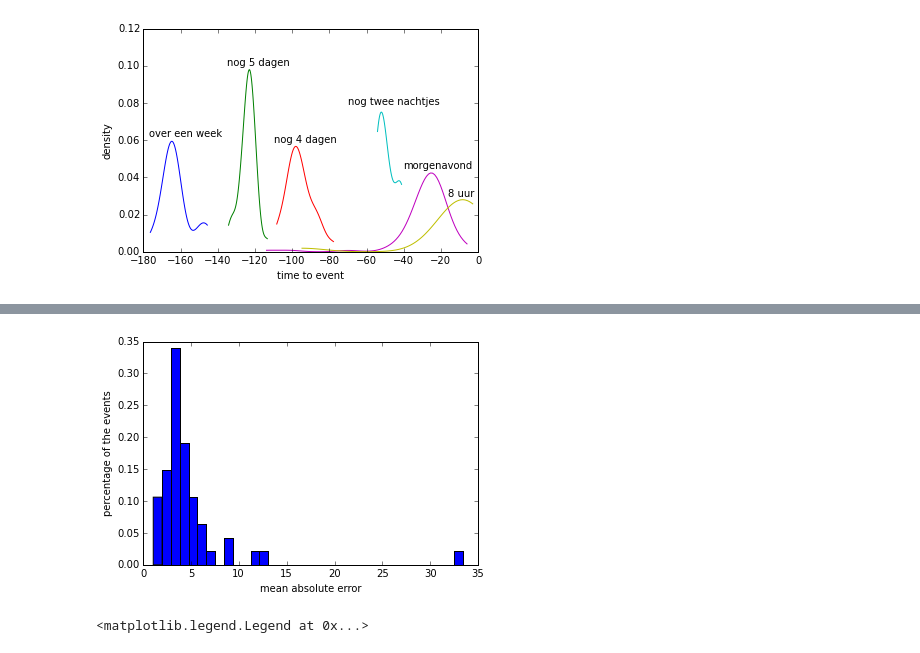
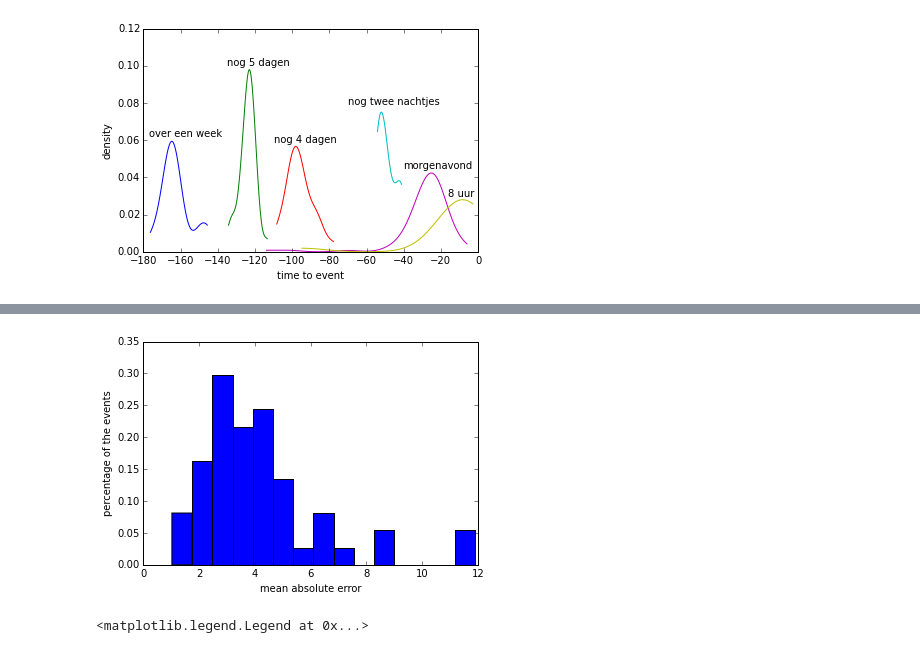
Before and after one commit to ahurriyetoglu/tte_estimation, a Jupyter notebook: WordTimeSeries.ipynb, the cells around one changed output, grey strips where cells are left out. Cells and saved outputs as stored; diff of their text form; code cells hidden in the pictures.

```diff
--- a/WordTimeSeries.ipynb
+++ b/WordTimeSeries.ipynb
@@ -1549,4 +1549,4 @@ wordsC = getlinelist('../timexNelleke/20140228-contentWordsC.txt')
 wordsD = getlinelist('../timexNelleke/20140228-contentWordsD.txt')
 use_wlistM = wordsA + wordsB + wordsC + wordsD
 # %%
-use_wlistT = getlinelist('../timexNelleke/timexall')
+use_wlistT = getlinelist('../timexNelleke/timexall9.txt')
@@ -2660,0 +2655,2 @@ KeyboardInterrupt:
+# %%
+tstResultDFW["allFeats"]=tstResultDFW.allFeats.apply(lambda x: list(set(x)))
@@ -2874,6 +2906,5 @@ experimentT["allFeats"] = tstResultDFT.allFeats
 # %%
-
-#experimentT = extractFeats(experiment, use_wlistT)
+experimentT = extractFeats(experiment, use_wlistT)
 print(len(experimentT))
 # %%
 #experimentT.to_pickle(time.strftime("%Y%m%d-%H%M")+"-experimentT")
@@ -3059,4 +3087,2 @@ time.struct_time(tm_year=2014, tm_mon=10, tm_mday=29, tm_hour=18, tm_min=33, tm_
-# %%
-tstResultDFT['twWeekDay'] = tstResultDFT.dt_etime.apply(lambda x: x.weekday())
 # %%
 tstResultDFT[(tstResultDFT.event == 'azfey_f11') & (tstResultDFT.hist_priAll_error>20)][['dt_etime','twWeekDay','ttext','time_to_eventh','allFeats','usedFeats','rulesMeaSerie','histMed_rulesMeaSerie','priorityALLEst']][35:55]#[120:145] #["time_to_eventh"]
@@ -3171,11 +3180,11 @@ fig.savefig('ErrorCountDistribution.eps', format='eps')
 # %%
 fig, ax = plt.subplots()
 plt.xlabel("mean absolute error"), plt.ylabel("percentage of the events")
-plt.hist(list(tstResultDFT.groupby("event").apply(lambda g: (getMAE(g.time_to_eventhF,g.priorityALLEst)))), bins=35, normed=True)
-#ax.set_ylim([0,18])
+plt.hist(list(tstResultDFT.groupby("event").apply(lambda g: (getMAE(g.time_to_eventhF,g.priorityALLEst)))), bins=15, normed=True)
+ax.set_ylim([0,0.35])
 fig.savefig('perEventMAEFigure.eps', format='eps')
 # %% [output]
-[figure, old version]
+[figure, new version]
 # %%
 rulesHistDF["time_to_eventh"] = rulesHistDF.time_to_event.apply(lambda x: int(-x/np.timedelta64(1, 'h')))
 twCntErrR = pd.DataFrame([rulesHistDF.groupby("time_to_eventh")["error"].mean(), rulesHistDF.groupby("time_to_eventh").apply(lambda x:len(x))], index=['mean error','tweet count']).T
```
Also changed, not shown: parts of 121 cells of this notebook.
